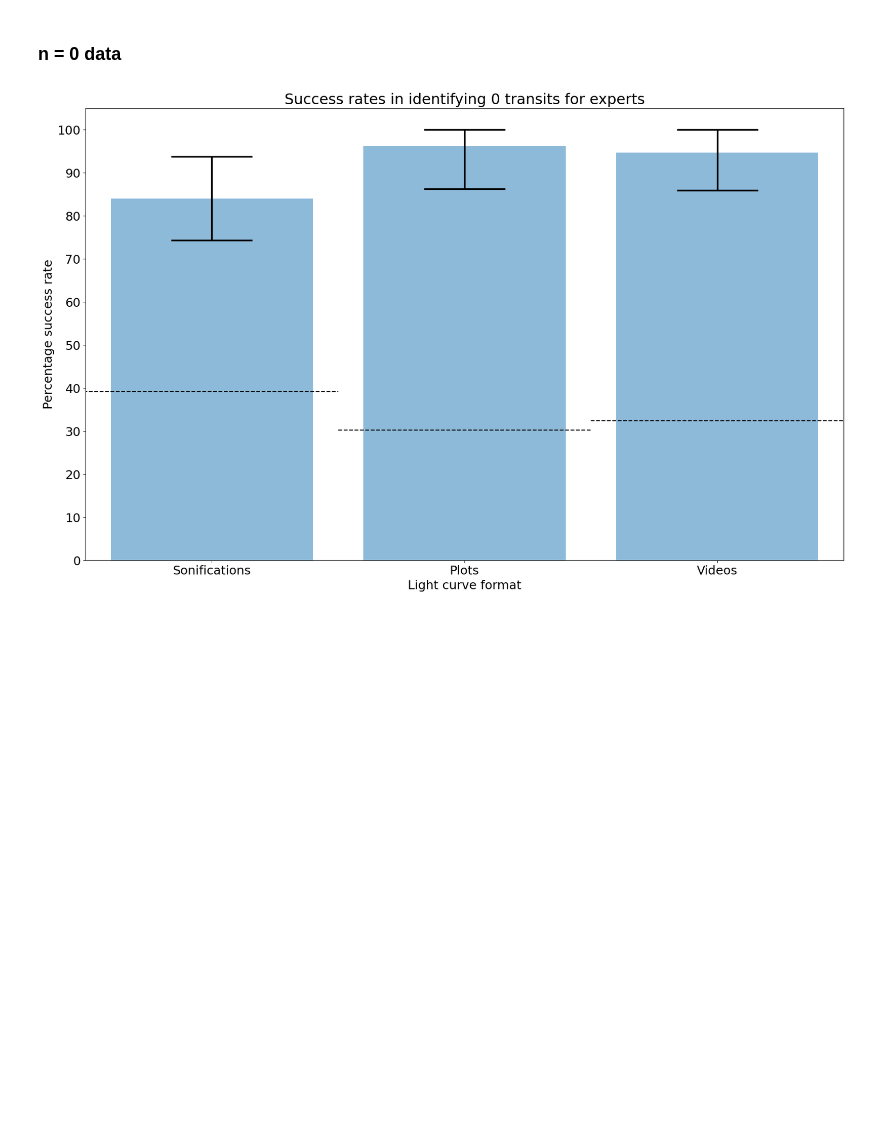
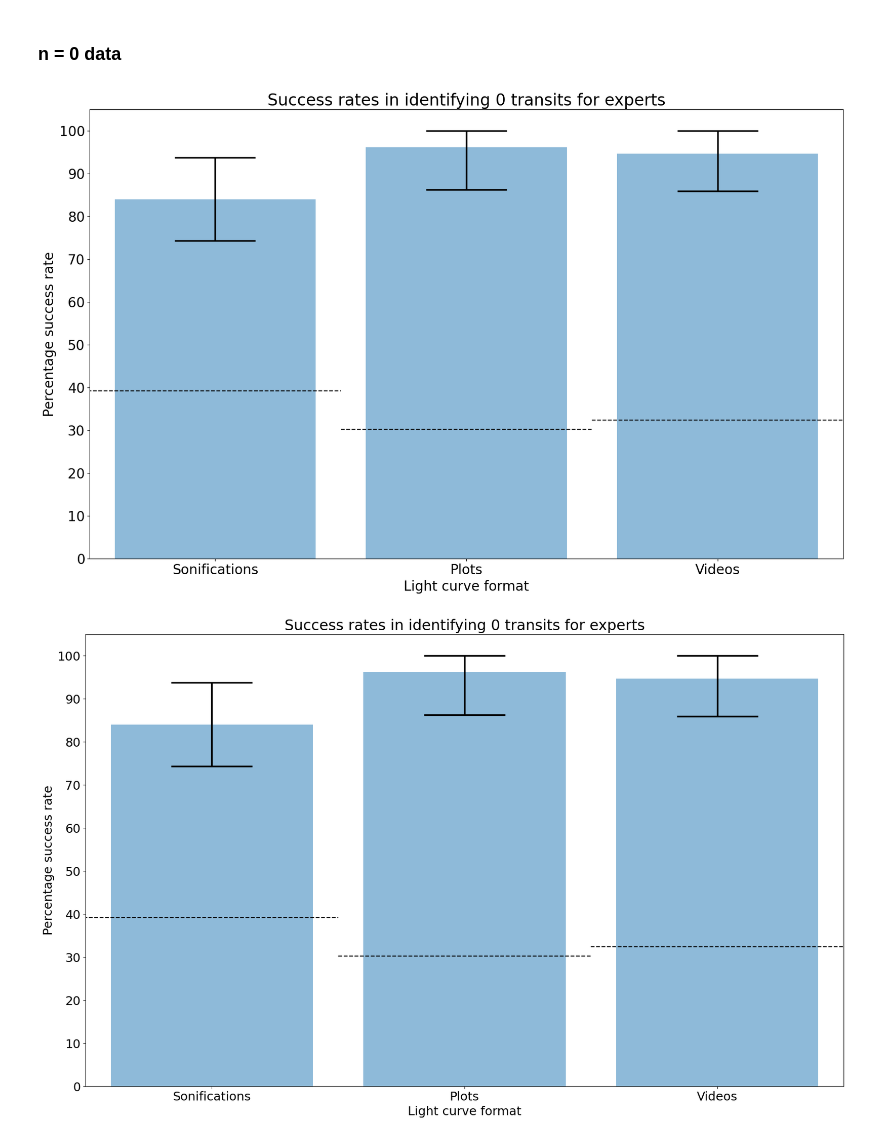
Before and after one commit to jacktuckerbrown/star-sound, a Jupyter notebook: analysis.ipynb, the cells around one changed output. Drawn from its saved outputs; the diff is of its cells as text; code cells hidden in the pictures; blank space fills up the shorter version.

```diff
--- a/analysis.ipynb
+++ b/analysis.ipynb
@@ -1131,3 +1119,10 @@ print(calc_12guess(expert_sound,expert_visual,expert_video),"Guess percentages f
+# %%
+fig = produce_n0(sets_expert,expert_sound,expert_visual,expert_video)
+fig.set_title("Success rates in identifying 0 transits for experts")
+
+plt.savefig("n = 0, experts.jpg")
+# %% [output]
+[figure, added]
 # %%
 suc_expert = []
 errsuc_expert = []
```
Also changed, not shown: parts of 7 cells of this notebook.
